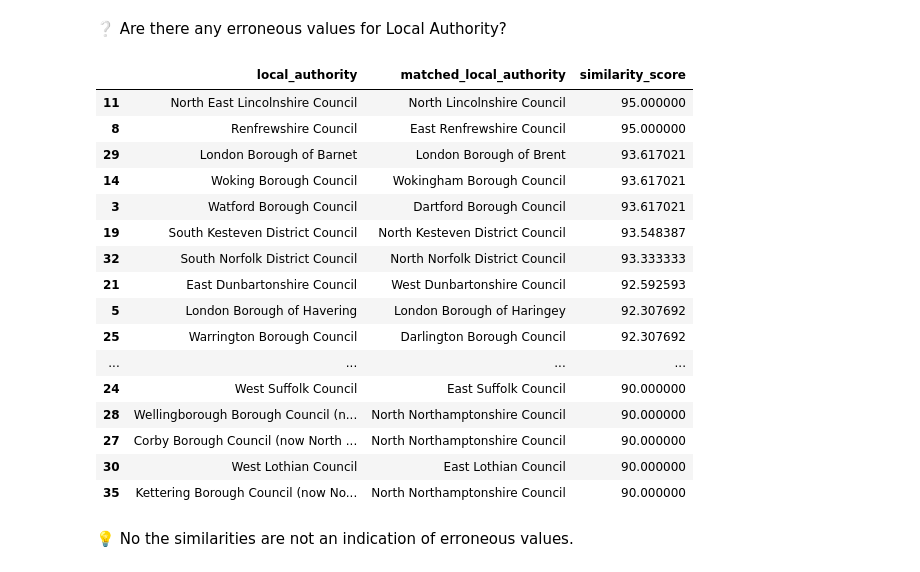
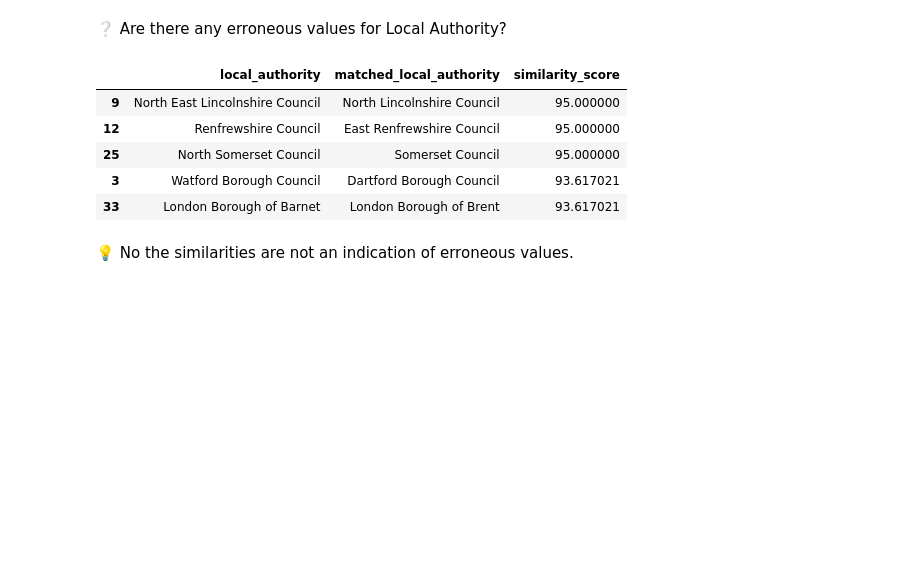
Before and after one commit to NathanHGayle/gambling_premises_uk, a Jupyter notebook: notebooks/EDA_premises_data.ipynb, the cells around one changed output. Cells and saved outputs as stored; diff of their text form; code cells hidden in the pictures; blank space fills up the shorter version.

```diff
--- a/notebooks/EDA_premises_data.ipynb
+++ b/notebooks/EDA_premises_data.ipynb
@@ -10,5 +10,5 @@ import os
 import kagglehub
 
 path = kagglehub.dataset_download("nathanhg/uk-gam-datasets")
-premises = '2024_premises-licence-register.csv'
+premises = 'premises-licence-register.csv'
 premises_df = pd.read_csv(os.path.join(path,premises))
@@ -15,4 +19,6 @@ premises_df = pd.read_csv(os.path.join(path,premises))
 # %%
+pd.set_option('display.max_rows', None, 'display.max_columns', None)
+
 # Formatting columns
 premises_df.columns = premises_df.columns.map(lambda col: col.replace(' ','_').lower())
 premises_df.columns
@@ -128,15 +127,15 @@ with open('missing_local_authorities.json', 'w') as file:
 # %%
-import json
+# import json
 
-# Load previously scraped data
-with open('config/missing_local_authorities.json', 'r') as file:
-    responses = json.load(file)
+# # Load previously scraped data
+# with open('config/missing_local_authorities.json', 'r') as file:
+#     responses = json.load(file)
 
-# Validate data
-print(responses)
+# # Validate data
+# print(responses)
 
-# Update DataFrame
-premises_df.loc[mask, 'local_authority'] = premises_df.loc[mask, 'postcode'].map(responses)
+# # Update DataFrame
+# premises_df.loc[mask, 'local_authority'] = premises_df.loc[mask, 'postcode'].map(responses)
 
-# Validate DataFrame
-premises_df[premises_df.postcode.isin(responses.keys())]
+# # Validate DataFrame
+# premises_df[premises_df.postcode.isin(responses.keys())]
@@ -242,28 +244,17 @@ premises_df[premises_df.premises_activity.isin(['Casino 2005'])]
 # %%
 col = 'local_authority'
 # General clean
 premises_df[col] = premises_df[col].astype(str).apply(lambda x: x.strip())
 
 # print similarities
-similar_strings(premises_df,col)
+similar_strings(premises_df,col).head(5) # we don't really mind these
 # %% [output]
 |  | local_authority | matched_local_authority | similarity_score |
-| 11 | North East Lincolnshire Council | North Lincolnshire Council | 95.000000 |
-| 8 | Renfrewshire Council | East Renfrewshire Council | 95.000000 |
-| 29 | London Borough of Barnet | London Borough of Brent | 93.617021 |
-| 14 | Woking Borough Council | Wokingham Borough Council | 93.617021 |
+| 9 | North East Lincolnshire Council | North Lincolnshire Council | 95.000000 |
+| 12 | Renfrewshire Council | East Renfrewshire Council | 95.000000 |
+| 25 | North Somerset Council | Somerset Council | 95.000000 |
 | 3 | Watford Borough Council | Dartford Borough Council | 93.617021 |
-| 19 | South Kesteven District Council | North Kesteven District Council | 93.548387 |
-| 32 | South Norfolk District Council | North Norfolk District Council | 93.333333 |
-| 21 | East Dunbartonshire Council | West Dunbartonshire Council | 92.592593 |
-| 5 | London Borough of Havering | London Borough of Haringey | 92.307692 |
-| 25 | Warrington Borough Council | Darlington Borough Council | 92.307692 |
-| ... | ... | ... | ... |
-| 24 | West Suffolk Council | East Suffolk Council | 90.000000 |
-| 28 | Wellingborough Borough Council (n... | North Northamptonshire Council | 90.000000 |
-| 27 | Corby Borough Council (now North ... | North Northamptonshire Council | 90.000000 |
-| 30 | West Lothian Council | East Lothian Council | 90.000000 |
-| 35 | Kettering Borough Council (now No... | North Northamptonshire Council | 90.000000 |
+| 33 | London Borough of Barnet | London Borough of Brent | 93.617021 |
 # %% [markdown]
 💡 No the similarities are not an indication of erroneous values.
 # %% [markdown]
```
Also changed, not shown: parts of 33 cells of this notebook, 3 other files.
